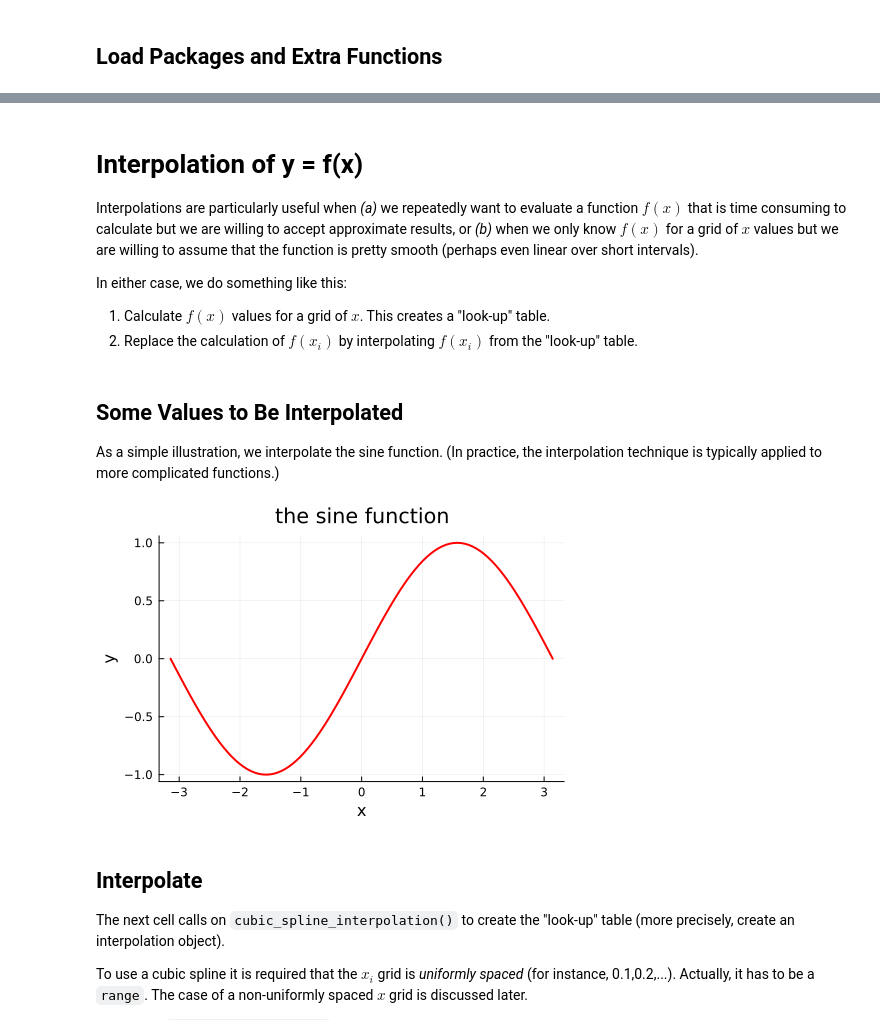
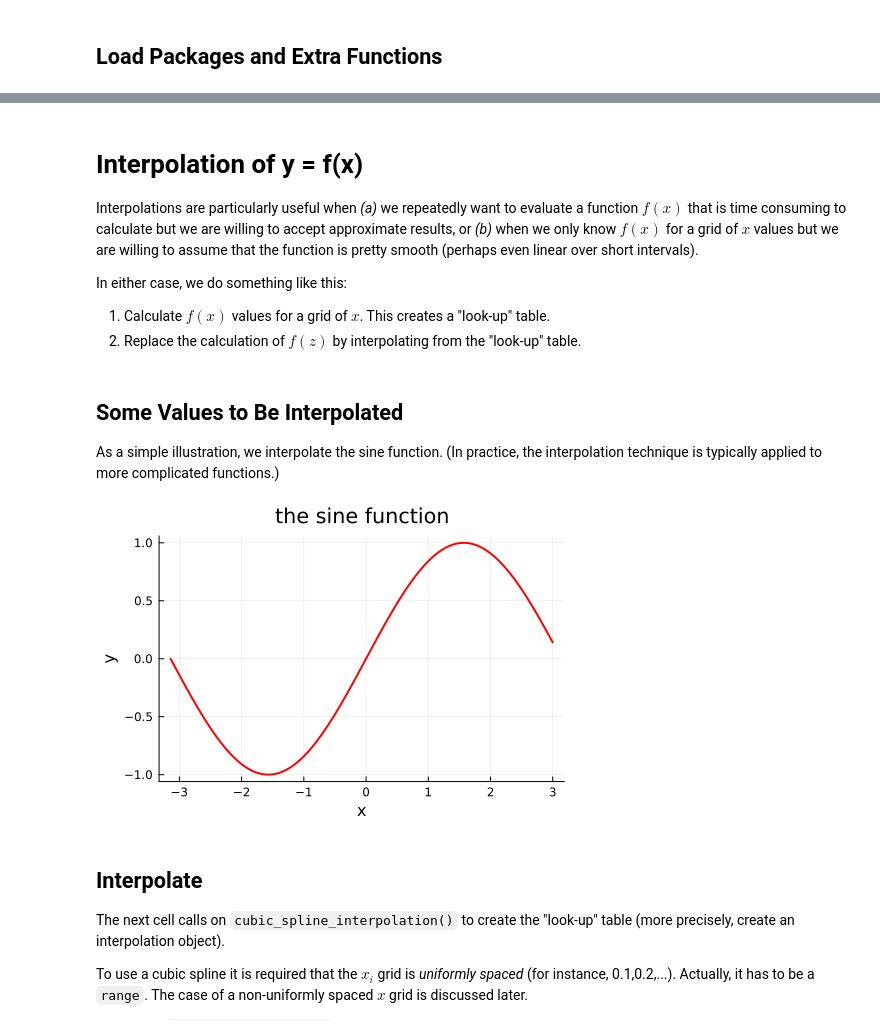
Before and after one commit to PaulSoderlind/JuliaTutorial, a Jupyter notebook: Tutorial_25_Interpolation.ipynb, the cells around one changed output, grey strips where cells are left out. Saved outputs shown, nothing was run; the diff lists cells and outputs as text; code cells hidden in the pictures.

```diff
--- a/Tutorial_25_Interpolation.ipynb
+++ b/Tutorial_25_Interpolation.ipynb
@@ -23,25 +21,25 @@ Interpolations are particularly useful when *(a)* we repeatedly want to evaluate
 In either case, we do something like this:
 
 1. Calculate $f(x)$ values for a grid of $x$. This creates a "look-up" table.
-2. Replace the calculation of $f(x_i)$ by interpolating $f(x_i)$ from the "look-up" table.
+2. Replace the calculation of $f(z)$ by interpolating from the "look-up" table.
 # %% [markdown]
 ## Some Values to Be Interpolated
 
 As a simple illustration, we interpolate the sine function. (In practice, the interpolation technique is typically applied to more complicated functions.)
 # %%
-xGrid = range(-pi,pi,length=101)  #uniformly spaced grid
+xGrid = range(-pi,3.0,length=101)  #uniformly spaced grid
 yGrid = sin.(xGrid)               #y values at xGrid
 
 p1 = plot( xGrid,yGrid,
            linecolor = :red,
            linewidth = 2,
            legend = nothing,
            title = "the sine function",
            xlabel = "x",
            ylabel = "y" )
 display(p1)
 # %% [output]
-[figure, old version]
+[figure, new version]
 # %% [markdown]
 ## Interpolate
 
```
Also changed, not shown: parts of 6 cells of this notebook.
